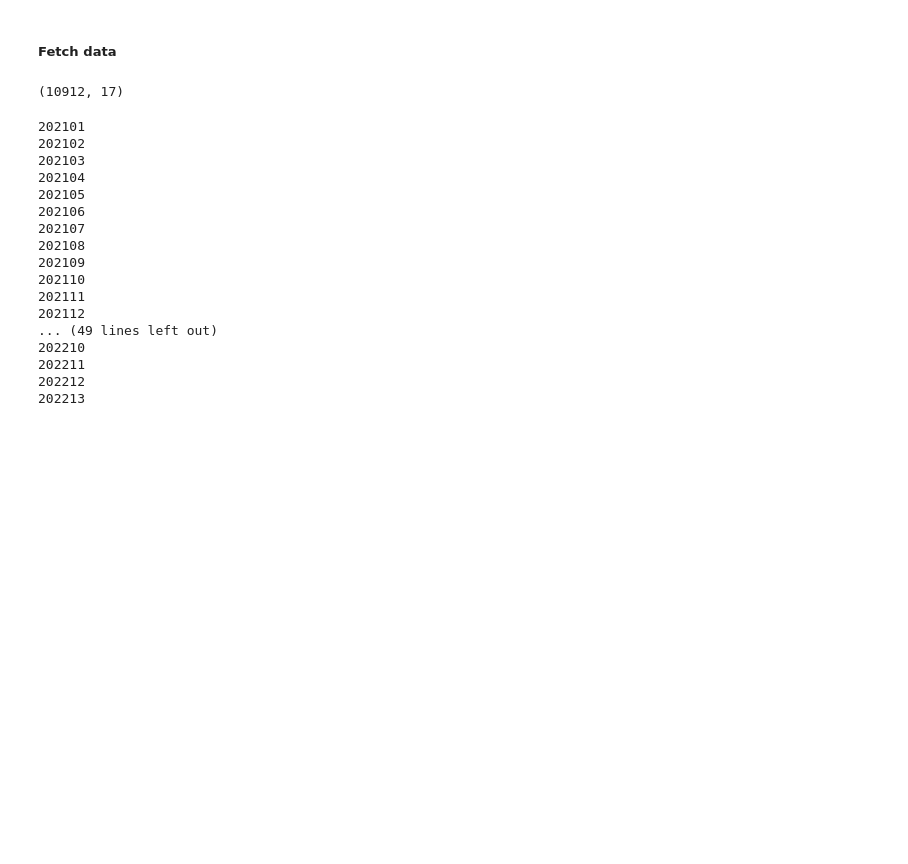
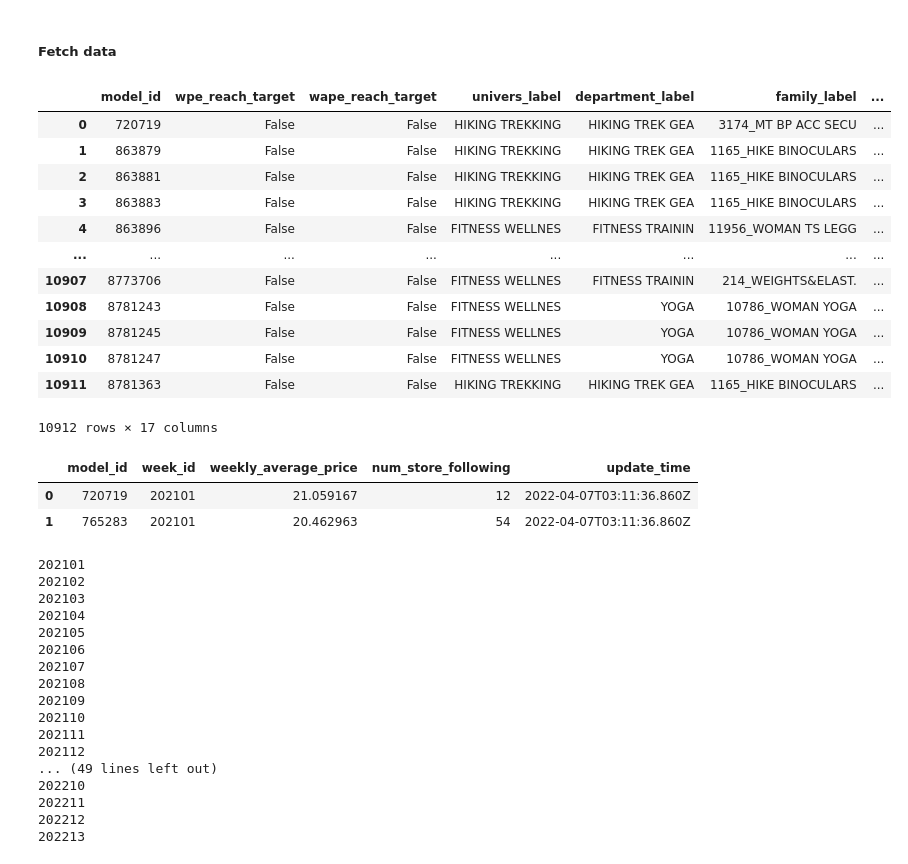
Before and after one commit to jyu29/CN_demand_forecast_modelling, a Jupyter notebook: optimization/performance_analysis/tmp_tableau.ipynb, the cells around one changed output. Cells and saved outputs as stored; diff of their text form; code cells hidden in the pictures; blank space fills up the shorter version.

```diff
--- a/optimization/performance_analysis/tmp_tableau.ipynb
+++ b/optimization/performance_analysis/tmp_tableau.ipynb
@@ -33,11 +33,23 @@ df_mrp = read_multipart_parquet_s3('fcst-workspace/forecast-cn/fcst-refined-dema
                                     'global/model_week_mrp', prefix_filename='part-')
 df_mrp = df_mrp[(df_mrp.week_id == 202214)][['model_id','is_mrp_active']]
 # %%
-fcst_bi_static_feat = pd.read_csv('s3://fcst-data-exchange-dev/demand-forecast/cn/dashboard/tableau/postgres/fcst_bi_static_feat_w/fcst_bi_static_feat_w_202214.csv')
+fcst_bi_static_feat = pd.read_csv('s3://fcst-data-exchange-dev/demand-forecast/cn/dashboard/tableau/total_cutoff/fcst_bi_static_feat_w.csv')
 # %%
-fcst_bi_static_feat.shape
+fcst_bi_static_feat
 # %% [output]
+|  | model_id | wpe_reach_target | wape_reach_target | univers_label | department_label | family_label | ... |
+| 0 | 720719 | False | False | HIKING TREKKING | HIKING TREK GEA | 3174_MT BP ACC SECU | ... |
+| 1 | 863879 | False | False | HIKING TREKKING | HIKING TREK GEA | 1165_HIKE BINOCULARS | ... |
+| 2 | 863881 | False | False | HIKING TREKKING | HIKING TREK GEA | 1165_HIKE BINOCULARS | ... |
+| 3 | 863883 | False | False | HIKING TREKKING | HIKING TREK GEA | 1165_HIKE BINOCULARS | ... |
+| 4 | 863896 | False | False | FITNESS WELLNES | FITNESS TRAININ | 11956_WOMAN TS LEGG | ... |
+| ... | ... | ... | ... | ... | ... | ... | ... |
+| 10907 | 8773706 | False | False | FITNESS WELLNES | FITNESS TRAININ | 214_WEIGHTS&ELAST. | ... |
+| 10908 | 8781243 | False | False | FITNESS WELLNES | YOGA | 10786_WOMAN YOGA | ... |
+| 10909 | 8781245 | False | False | FITNESS WELLNES | YOGA | 10786_WOMAN YOGA | ... |
+| 10910 | 8781247 | False | False | FITNESS WELLNES | YOGA | 10786_WOMAN YOGA | ... |
+| 10911 | 8781363 | False | False | HIKING TREKKING | HIKING TREK GEA | 1165_HIKE BINOCULARS | ... |
-(10912, 17)
+10912 rows × 17 columns
 # %%
 fcst_bi_static_feat = fcst_bi_static_feat.merge(df_tree[['model_id','family_id']],on='model_id')
 fcst_bi_static_feat = fcst_bi_static_feat[(fcst_bi_static_feat.family_id.isin(monitor_wl['pre_selection_family']))]
@@ -55,3 +66,9 @@ fcst_bi_static_feat[['model_id', 'wpe_reach_target', 'wape_reach_target',
+# %%
+fcst_bi_dynamic_feat.head(2)
+# %% [output]
+|  | model_id | week_id | weekly_average_price | num_store_following | update_time |
+| 0 | 720719 | 202101 | 21.059167 | 12 | 2022-04-07T03:11:36.860Z |
+| 1 | 765283 | 202101 | 20.462963 | 54 | 2022-04-07T03:11:36.860Z |
 # %%
 fcst_bi_dynamic_feat = pd.DataFrame()
 for cutoff in list(range(202101,202153)) + list(range(202201,202214)):
```
Also changed, not shown: parts of 9 cells of this notebook, 1 other file.
